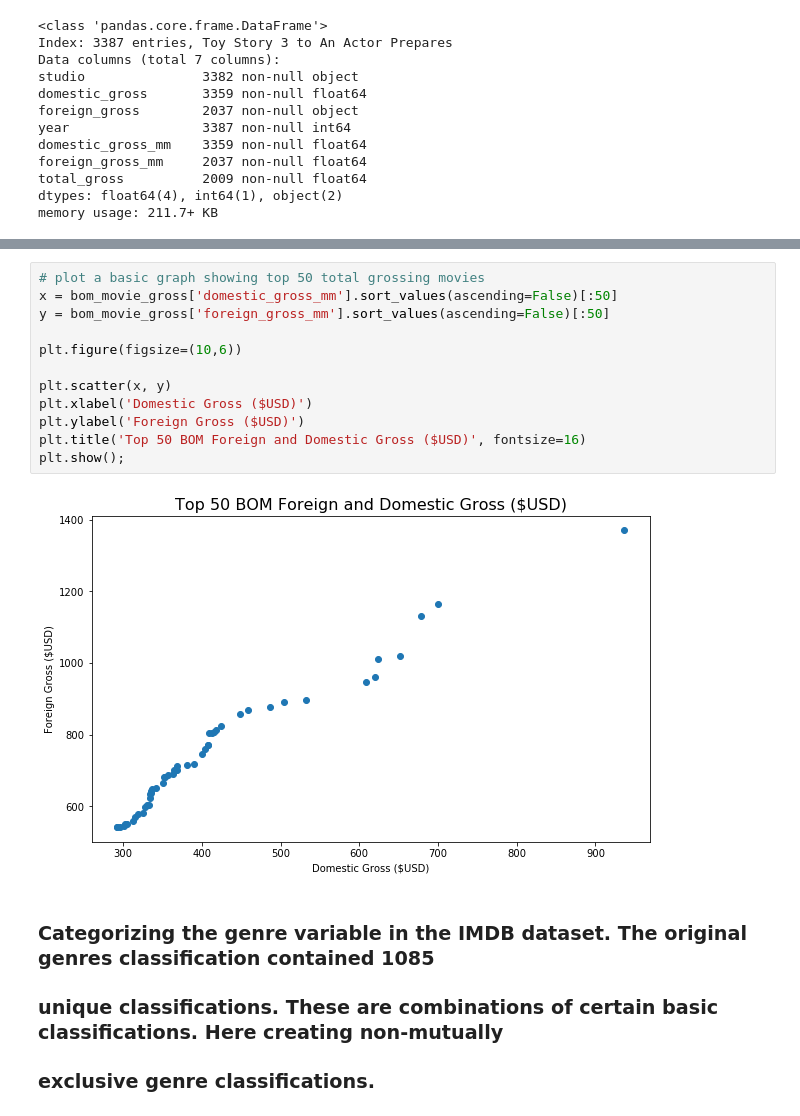
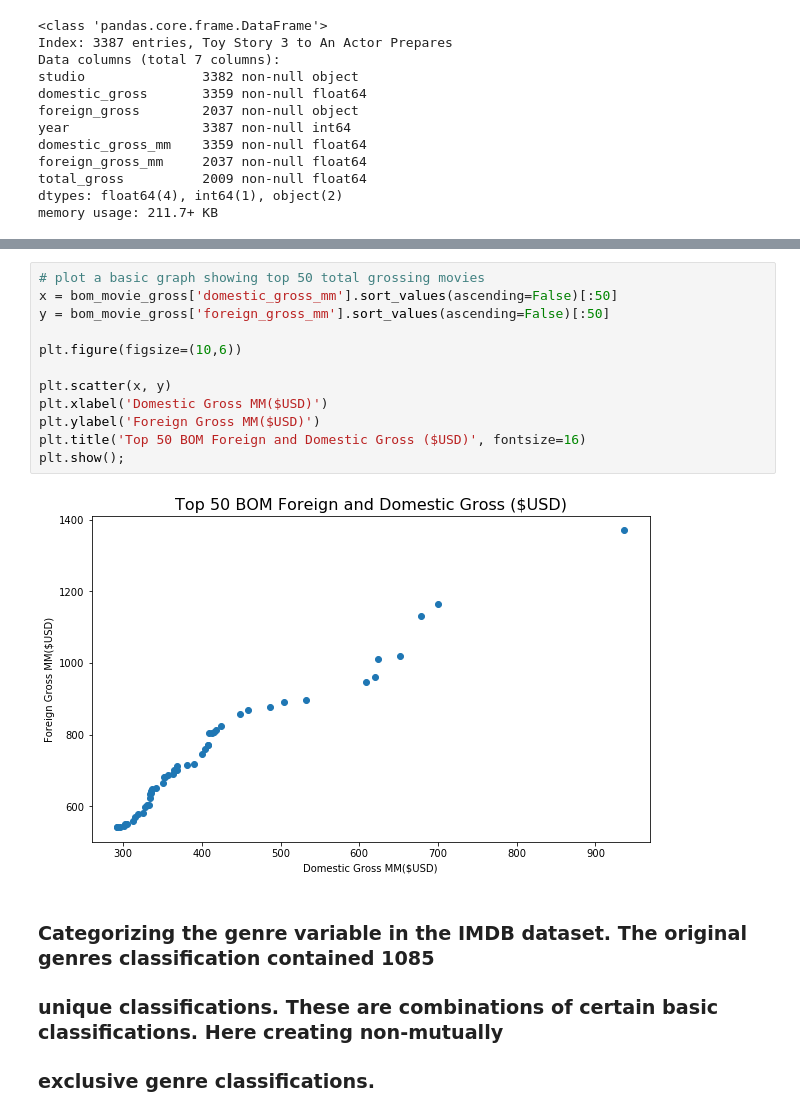
Before and after one commit to etr359/project-1-movie-analysis, a Jupyter notebook: project1_analysis_MASTER.ipynb, the cells around one changed output, grey strips where cells are left out. Saved outputs shown, nothing was run; the diff lists cells and outputs as text.

```diff
--- a/project1_analysis_MASTER.ipynb
+++ b/project1_analysis_MASTER.ipynb
@@ -210,17 +210,17 @@ bom_movie_gross.sort_values(by='total_gross', ascending=False)[:5]
 # %%
 # plot a basic graph showing top 50 total grossing movies
 x = bom_movie_gross['domestic_gross_mm'].sort_values(ascending=False)[:50]
 y = bom_movie_gross['foreign_gross_mm'].sort_values(ascending=False)[:50]
 
 plt.figure(figsize=(10,6))
 
 plt.scatter(x, y)
-plt.xlabel('Domestic Gross ($USD)')
-plt.ylabel('Foreign Gross ($USD)')
+plt.xlabel('Domestic Gross MM($USD)')
+plt.ylabel('Foreign Gross MM($USD)')
 plt.title('Top 50 BOM Foreign and Domestic Gross ($USD)', fontsize=16)
 plt.show();
 # %% [output]
-[figure, old version]
+[figure, new version]
 # %% [markdown]
 ### Categorizing the genre variable in the IMDB dataset.  The original genres classification contained 1085
 ### unique classifications.  These are combinations of certain basic classifications.  Here creating non-mutually
```
Also changed, not shown: parts of 15 cells of this notebook.
